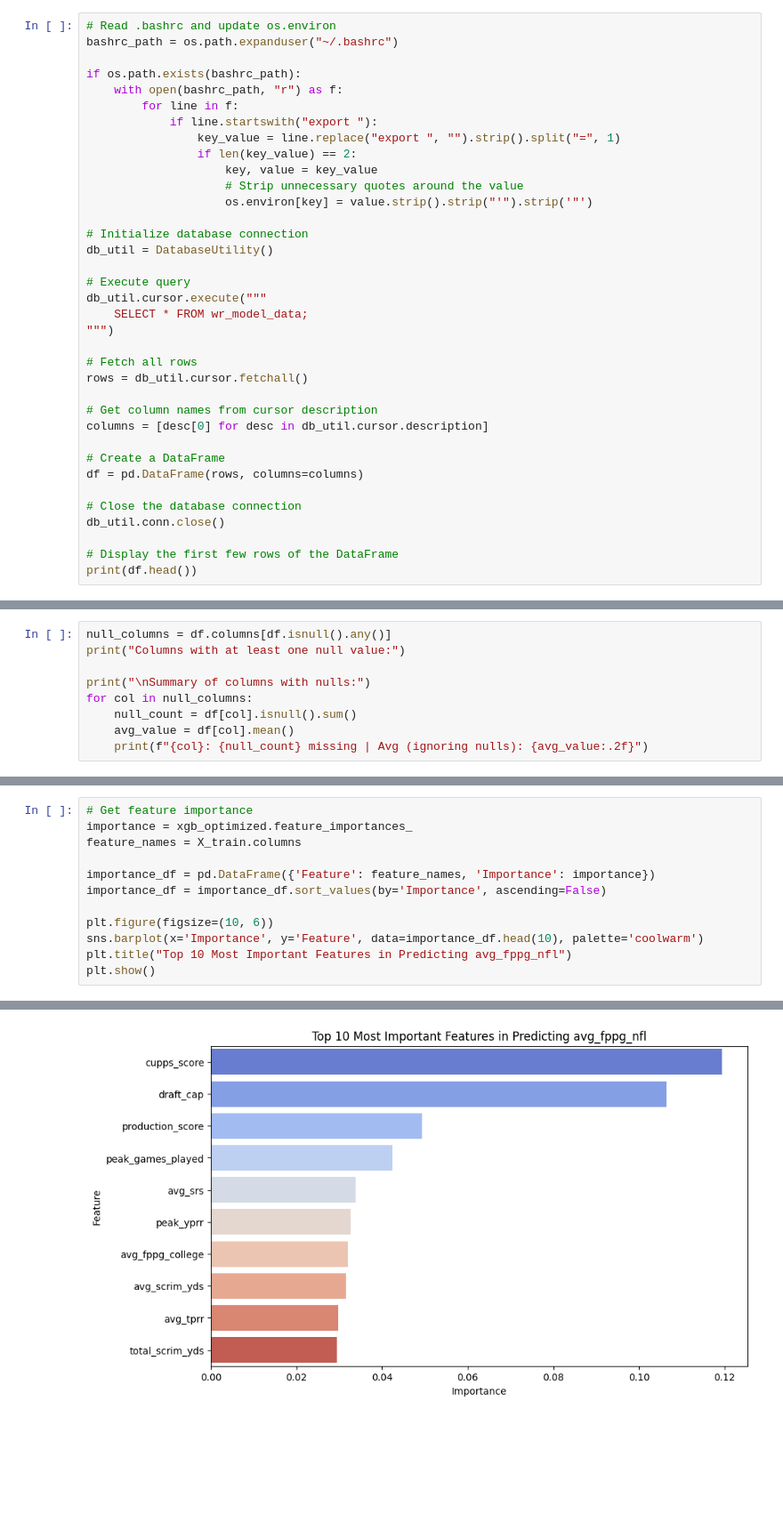
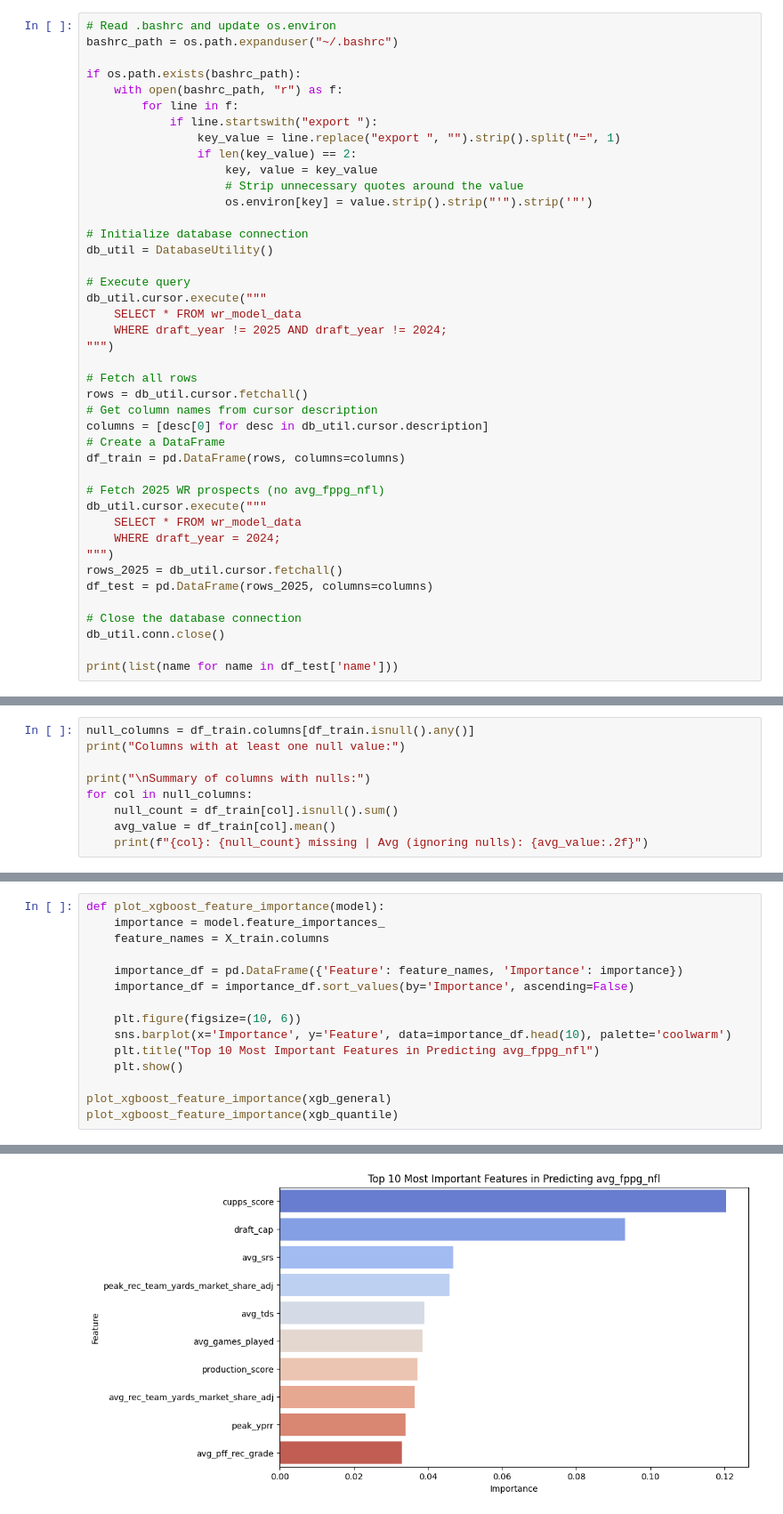
Before and after one commit to alexcupps/cupps-analytics, a Jupyter notebook: src/main/models/xgboost_wr.ipynb, the cells around one changed output, grey strips where cells are left out. Shown at 89% size. Saved outputs shown, nothing was run; the diff lists cells and outputs as text; blank space fills up the shorter version.

Commit message:
commit of temporary WR xgboost model file in relative working state

```diff
--- a/src/main/models/xgboost_wr.ipynb
+++ b/src/main/models/xgboost_wr.ipynb
@@ -32,21 +33,27 @@ db_util = DatabaseUtility()
 
 # Execute query
 db_util.cursor.execute("""
-    SELECT * FROM wr_model_data;
+    SELECT * FROM wr_model_data
+    WHERE draft_year != 2025 AND draft_year != 2024;
 """)
 
 # Fetch all rows
 rows = db_util.cursor.fetchall()
-
 # Get column names from cursor description
 columns = [desc[0] for desc in db_util.cursor.description]
+# Create a DataFrame
+df_train = pd.DataFrame(rows, columns=columns)
 
-# Create a DataFrame
-df = pd.DataFrame(rows, columns=columns)
+# Fetch 2025 WR prospects (no avg_fppg_nfl)
+db_util.cursor.execute("""
+    SELECT * FROM wr_model_data
+    WHERE draft_year = 2024;
+""")
+rows_2025 = db_util.cursor.fetchall()
+df_test = pd.DataFrame(rows_2025, columns=columns)
 
 # Close the database connection
 db_util.conn.close()
 
-# Display the first few rows of the DataFrame
-print(df.head())
+print(list(name for name in df_test['name']))
 # %% [output]
@@ -70,11 +61,11 @@ print(df.head())
 # %%
-null_columns = df.columns[df.isnull().any()]
+null_columns = df_train.columns[df_train.isnull().any()]
 print("Columns with at least one null value:")
 
 print("\nSummary of columns with nulls:")
 for col in null_columns:
-    null_count = df[col].isnull().sum()
-    avg_value = df[col].mean()
+    null_count = df_train[col].isnull().sum()
+    avg_value = df_train[col].mean()
     print(f"{col}: {null_count} missing | Avg (ignoring nulls): {avg_value:.2f}")
 # %% [output]
 Columns with at least one null value:
@@ -214,17 +350,20 @@ R² Score: 0.461
 # %%
-# Get feature importance
-importance = xgb_optimized.feature_importances_
-feature_names = X_train.columns
+def plot_xgboost_feature_importance(model):
+    importance = model.feature_importances_
+    feature_names = X_train.columns
 
-importance_df = pd.DataFrame({'Feature': feature_names, 'Importance': importance})
-importance_df = importance_df.sort_values(by='Importance', ascending=False)
+    importance_df = pd.DataFrame({'Feature': feature_names, 'Importance': importance})
+    importance_df = importance_df.sort_values(by='Importance', ascending=False)
 
-plt.figure(figsize=(10, 6))
-sns.barplot(x='Importance', y='Feature', data=importance_df.head(10), palette='coolwarm')
-plt.title("Top 10 Most Important Features in Predicting avg_fppg_nfl")
-plt.show()
+    plt.figure(figsize=(10, 6))
+    sns.barplot(x='Importance', y='Feature', data=importance_df.head(10), palette='coolwarm')
+    plt.title("Top 10 Most Important Features in Predicting avg_fppg_nfl")
+    plt.show()
+
+plot_xgboost_feature_importance(xgb_general)
+plot_xgboost_feature_importance(xgb_quantile)
 # %% [output]
 Passing `palette` without assigning `hue` is deprecated and will be removed in v0.14.0. Assign the `y` variable to `hue` and set `legend=False` for the same effect.
 
   sns.barplot(x='Importance', y='Feature', data=importance_df.head(10), palette='coolwarm')
-[figure, old version]
+[figure, new version]
```
Also changed, not shown: parts of 19 cells of this notebook, 4 other files.
